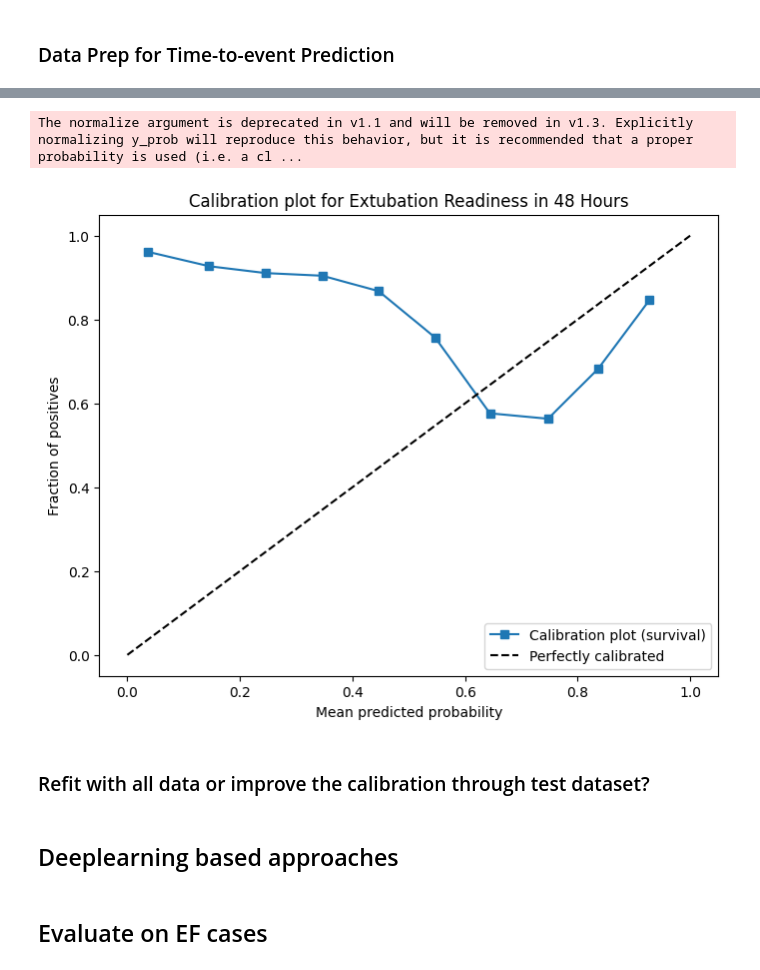
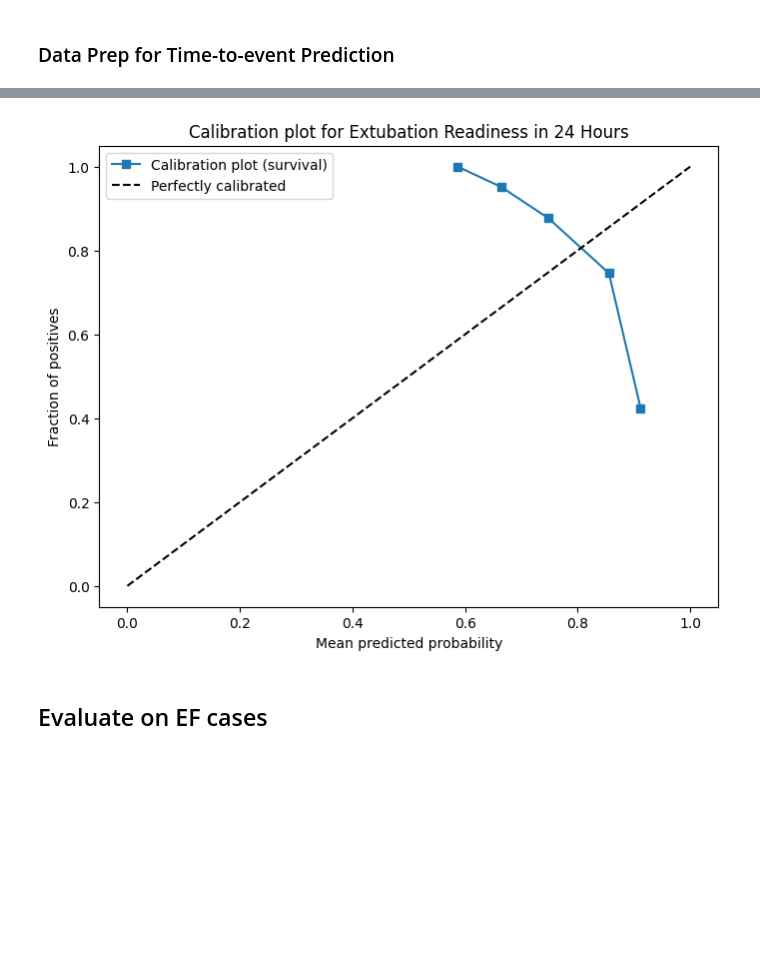
Before and after one commit to Edison9489/TTEAnalysis, a Jupyter notebook: experiments/Baselines.ipynb, the cells around one changed output, grey strips where cells are left out. Drawn from its saved outputs; the diff is of its cells as text; code cells hidden in the pictures; blank space fills up the shorter version.

Commit message:
Finalise baseline, ready for RepL

```diff
--- a/experiments/Baselines.ipynb
+++ b/experiments/Baselines.ipynb
@@ -604,0 +559,8 @@ RandomSurvivalForest(max_features=None, min_samples_leaf=5, n_estimators=200,
+# %%
+optimizer = torch.optim.Adam(net.parameters(), lr=1e-3, weight_decay=1e-4)
+deephit_mlp_model = DeepHitSingle(net, optimizer, alpha=0.5, sigma=0.3, duration_index=labtrans.cuts)
+# %%
+import functools
+
+# Set sigma to a fixed value, e.g., 0.3
+fixed_sigma_rank_loss = functools.partial(rank_loss_deephit_single, sigma=0.3)
@@ -605 +624,21 @@ RandomSurvivalForest(max_features=None, min_samples_leaf=5, n_estimators=200,
+# %%
+# durations_test, _ = labtrans.transform(*y_test) # should we transform the test label?
+# durations_test = [labtrans.cuts[x] for x in durations_test]
+
+y_test_surv = create_survival_data(durations_test, events_test)
+# %%
+# random_surv = 0.5 * np.ones((time_grid.shape[0], y_test_surv.shape[0]))
+km_func = StepFunction(*kaplan_meier_estimator(events_test.astype(bool), durations_test))
+km_surv_np = np.tile(km_func(time_grid), (y_test_surv.shape[0], 1))
+km_surv = pd.DataFrame(km_surv_np.transpose(), index=time_grid)
+
+cph_surv_np = np.row_stack([fn(time_grid) for fn in cph_model.predict_survival_function(X_test)])
+cph_surv = pd.DataFrame(cph_surv_np.transpose(), index=time_grid)
+rsf_surv_np = np.row_stack([fn(time_grid) for fn in rsf_model.predict_survival_function(X_test)])
+rsf_surv = pd.DataFrame(rsf_surv_np.transpose(), index=time_grid)
+
+deephit_mlp_surv = deephit_mlp_model.predict_surv_df(X_test)
+
+_ = deepsurv_mlp_model.compute_baseline_hazards()
+deepsurv_mlp_surv = deepsurv_mlp_model.predict_surv_df(X_test)
 # %%
@@ -877,29 +814,26 @@ plt.show()
 # %%
 from sklearn.calibration import calibration_curve
 
-time_point_index = np.where(time_steps == 48)[0][0]  # Check for 1-year survival, adjust as necessary
-predicted_probabilities = cph_surv_prob[:, time_point_index]
+time_point = 24
+time_point_index = np.where(time_grid == time_point)[0][0]
+predicted_probabilities = deephit_mlp_surv.iloc[time_point_index, :]
 
 # Prepare the actual event data
-time_to_event = y_test_surv['time_to_final_weaning']
+time_to_event = y_test_surv['time']
 event_occurred = y_test_surv['event']
 
 # Generate calibration data
-fraction_of_positives, mean_predicted_value = calibration_curve(event_occurred, predicted_probabilities, n_bins=10, normalize=True)
+fraction_of_positives, mean_predicted_value = calibration_curve(event_occurred, predicted_probabilities, \
+                                                                n_bins=10)
 
 # Plot the calibration curve
 plt.figure(figsize=(8, 6))
 plt.plot(mean_predicted_value, fraction_of_positives, "s-", label='Calibration plot (survival)')
 plt.plot([0, 1], [0, 1], "k--", label='Perfectly calibrated')
 plt.xlabel('Mean predicted probability')
 plt.ylabel('Fraction of positives')
-plt.title('Calibration plot for Extubation Readiness in 48 Hours')
+plt.title(f'Calibration plot for Extubation Readiness in {time_point} Hours')
 plt.legend()
 plt.show()
 # %% [output]
-The normalize argument is deprecated in v1.1 and will be removed in v1.3. Explicitly normalizing y_prob will reproduce this behavior, but it is recommended that a proper probability is used (i.e. a cl ...
-[figure, old version]
+[figure, new version]
-# %% [markdown]
-### Refit with all data or improve the calibration through test dataset?
-# %% [markdown]
-## Deeplearning based approaches
```
Also changed, not shown: parts of 79 cells of this notebook, 1 other file.
